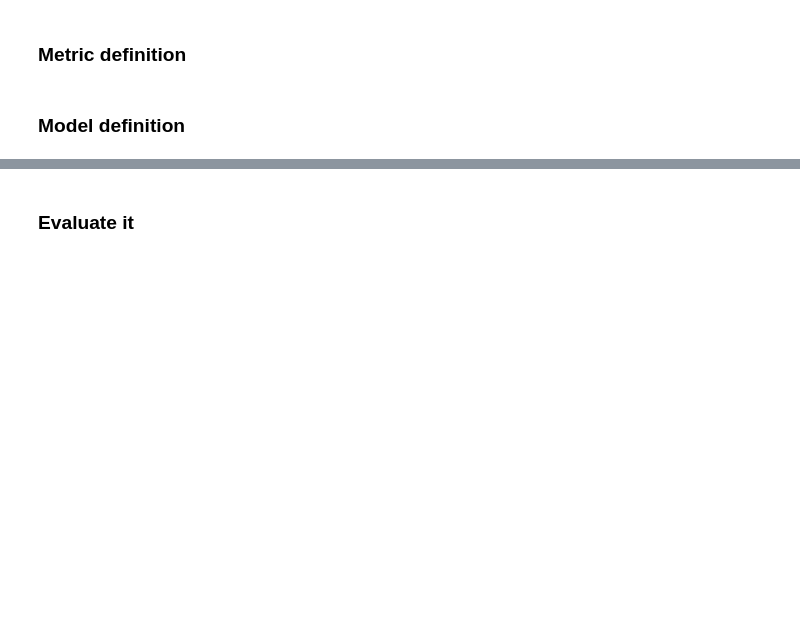
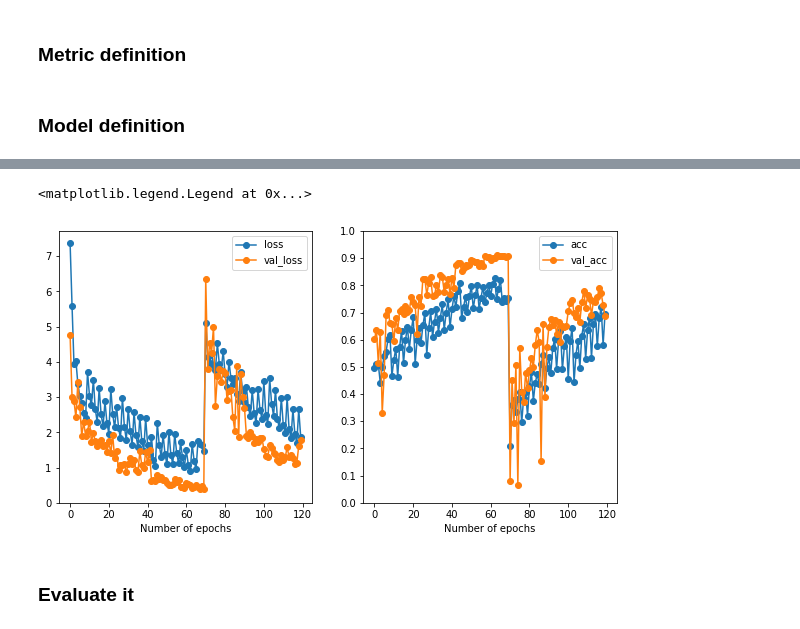
Before and after one commit to GuillaumeMougeot/DogFaceNet, a Jupyter notebook: dogfacenet/dogfacenet_v7-dev.ipynb, the cells around one changed output, grey strips where cells are left out. Cells and saved outputs as stored; diff of their text form; code cells hidden in the pictures; blank space fills up the shorter version.

```diff
--- a/dogfacenet/dogfacenet_v7-dev.ipynb
+++ b/dogfacenet/dogfacenet_v7-dev.ipynb
@@ -402,7 +730,7 @@ triplet_test, y_triplet_test = define_triplets(images_test,labels_test,1000*3)
 # %%
 histories = []
 # %%
-for i in range(3):
+for i in range(6):
     history = model.fit(
         triplet_train,
         y_triplet_train,
@@ -423,7 +753,3 @@ len(histories2)
-# %%
-new_images_train, new_labels_train = shuffle_classes(images_train,labels_train)
-predict_train=model.predict(new_images_train)
-triplet_train, y_triplet_train = define_hard_triplets(new_images_train,new_labels_train,predict_train,20,900)
 # %%
 for i in range(2):
     history = model.fit(
@@ -438,22 +764,7 @@ for i in range(2):
 model.save(PATH_MODEL + '2019.02.27.dogfacenet_v11.hard_triplet_trained.data_aug.'+str(16)+'.h5')
 # %%
 histories = histories[:-2]
-# %%
-for k in range(1):
-
-    new_images_train, new_labels_train = shuffle_classes(images_train,labels_train)
-    predict_train=model.predict(new_images_train)
-    triplet_train, y_triplet_train = define_hard_triplets(new_images_train,new_labels_train,predict_train, 10, 0)
-
-    for i in range(1):
-        history = model.fit(
-            triplet_train,
-            y_triplet_train,
-            batch_size = 21*3,
-            epochs = 1,
-            validation_data=(triplet_test,y_triplet_test),
-            shuffle=False
-        )
-        histories += [history]
-
-model.save(PATH_MODEL + '2019.02.27.dogfacenet_v11.hard_triplet_trained.data_aug_2.'+str(17)+'.h5')
+# %%
+model.compile(loss=triplet,
+              optimizer=tf.keras.optimizers.Adam(0.0001),
+              metrics=[triplet_acc])
@@ -461,35 +901,39 @@ model.save(PATH_MODEL + '2019.02.27.dogfacenet_v11.hard_triplet_trained.data_aug
 
 loss = np.empty(0)
 val_loss = np.empty(0)
 acc = np.empty(0)
 val_acc = np.empty(0)
 
 for history in histories:
     loss = np.append(loss,history.history['loss'])
     val_loss = np.append(val_loss,history.history['val_loss'])
     acc = np.append(acc,history.history['triplet_acc'])
     val_acc = np.append(val_acc,history.history['val_triplet_acc'])
 
 
 history_ = np.array([loss,val_loss,acc,val_acc])
-np.save(PATH_SAVE+'2018.02.27.dogfacenet_v11.hard_triplet.data_aug.10.a_0.3.npy',history_)
-np.savetxt(PATH_SAVE+'2018.02.27.dogfacenet_v11.hard_triplet.data_aug.10.a_0.3.txt',history_)
+np.save(PATH_SAVE+'2018.02.28.dogfacenet_v16.hard_triplet.data_aug.0.a_0.3.npy',history_)
+np.savetxt(PATH_SAVE+'2018.02.28.dogfacenet_v16.hard_triplet.data_aug.0.a_0.3.txt',history_)
 
 epochs = np.arange(len(loss))
 fig = plt.figure(figsize=(10,5))
 
 plt.subplot(1,2,1)
 plt.plot(epochs,loss, '-o', label="loss")
 plt.plot(epochs,val_loss, '-o', label="val_loss")
 plt.xlabel("Number of epochs")
+plt.yticks(np.arange(0,8,1))
 plt.legend()
 
 plt.subplot(1,2,2)
 plt.plot(epochs,acc, '-o', label="acc")
 plt.plot(epochs,val_acc, '-o', label="val_acc")
 plt.xlabel("Number of epochs")
 plt.yticks(np.arange(0,1.1,0.1))
 plt.legend()
+# %% [output]
+<matplotlib.legend.Legend at 0x...>
+[figure, added]
 # %%
 for i in range(5):
     new_images_train, new_labels_train = shuffle_classes(images_train,labels_train)
```
Also changed, not shown: parts of 23 cells of this notebook, 58 other files.
